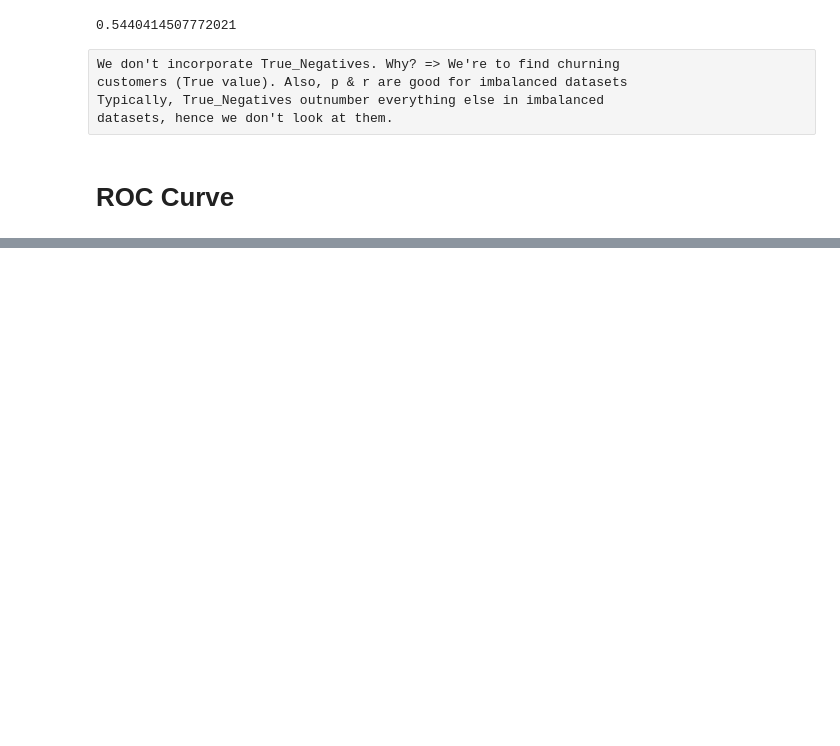
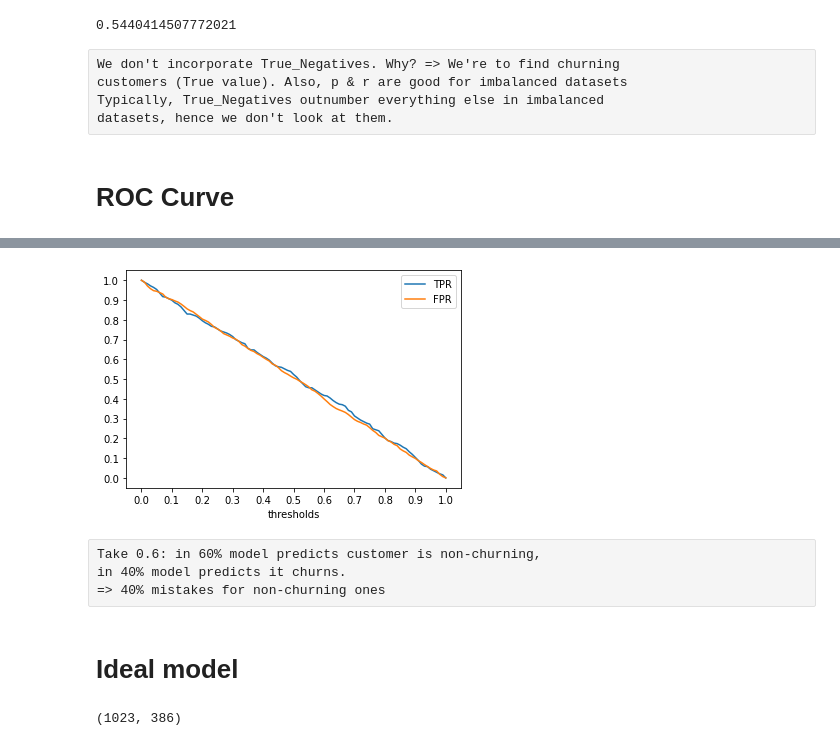
Before and after one commit to SleeplessChallenger/ML_ZoomCamp_code, a Jupyter notebook: logistic_regression_models/logreg_metrics.ipynb, the cells around one changed output, grey strips where cells are left out. Saved outputs shown, nothing was run; the diff lists cells and outputs as text; code cells hidden in the pictures; blank space fills up the shorter version.

```diff
--- a/logistic_regression_models/logreg_metrics.ipynb
+++ b/logistic_regression_models/logreg_metrics.ipynb
@@ -229,0 +346,32 @@ datasets, hence we don't look at them.
+# %%
+def tpr_fpr_score(y_valid, soft_prediction):
+    scores = []
+
+    thresholds = np.linspace(0, 1, 101)
+
+    for t in thresholds:
+        actual_positive = (y_valid == 1)
+        actual_negative = (y_valid == 0)
+
+        prediction_positive = (soft_prediction >= t)
+        prediction_negative = (soft_prediction < t)
+
+        true_positive = (actual_positive & prediction_positive).sum()
+        true_negative = (actual_negative & prediction_negative).sum()
+
+        false_positive = (actual_negative & prediction_positive).sum()
+        false_negative = (actual_positive & prediction_negative).sum()
+
+        scores.append((t, true_positive, true_negative,
+                       false_positive, false_negative))
+
+
+    columns = ['t', 'tp', 'tn', 'fp', 'fn']
+
+    df_small = pd.DataFrame(scores, columns=columns)
+    df_small['tpr'] = df_small.tp / (df_small.tp + df_small.fn)
+    df_small['fpr'] = df_small.fp / (df_small.fp + df_small.tn)
+
+    return df_small
+# %%
+df_rand = tpr_fpr_score(y_valid, y_rand)
@@ -229,0 +393,25 @@ datasets, hence we don't look at them.
+# %%
+plt.plot(df_rand.t, df_rand['tpr'], label='TPR')
+plt.plot(df_rand.t, df_rand['fpr'], label='FPR')
+
+plt.xlabel('thresholds')
+
+plt.xticks(np.linspace(0, 1, 11))
+plt.yticks(np.linspace(0, 1, 11))
+
+plt.legend()
+plt.show()
+# %% [output]
+[figure, added]
+# %% [raw]
+Take 0.6: in 60% model predicts customer is non-churning,
+in 40% model predicts it churns.
+=> 40% mistakes for non-churning ones
+# %% [markdown]
+# Ideal model
+# %%
+num_neg = (y_valid == 0).sum()
+num_pos = (y_valid == 1).sum()
+num_neg, num_pos
+# %% [output]
+(1023, 386)
```
Also changed, not shown: parts of 25 cells of this notebook, 1 other file.
